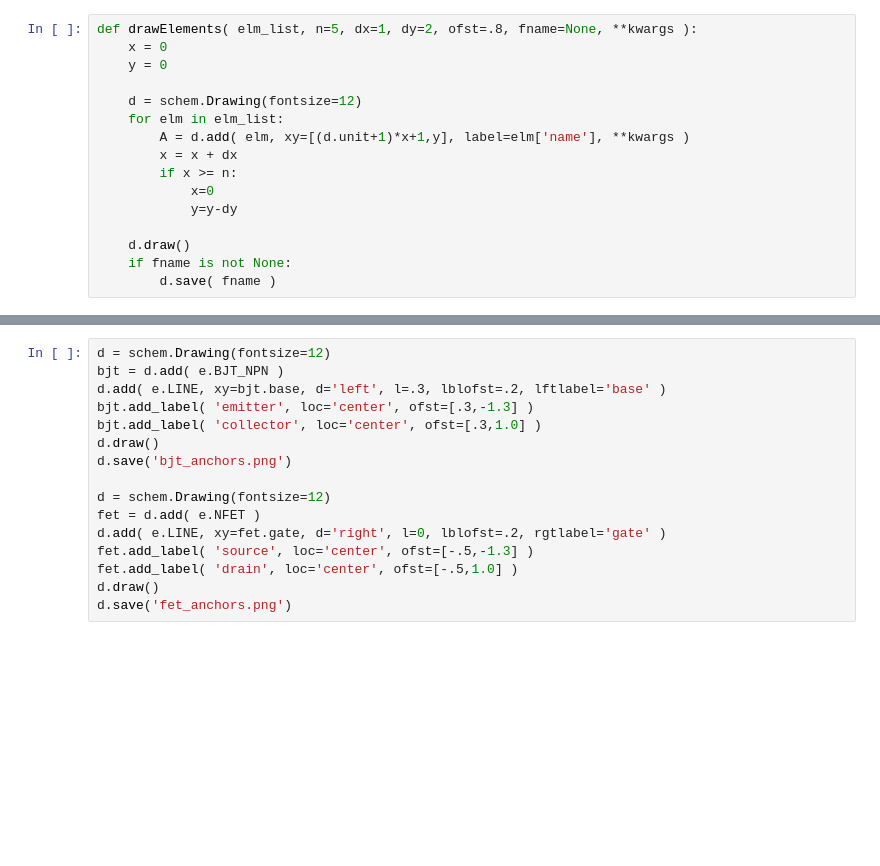
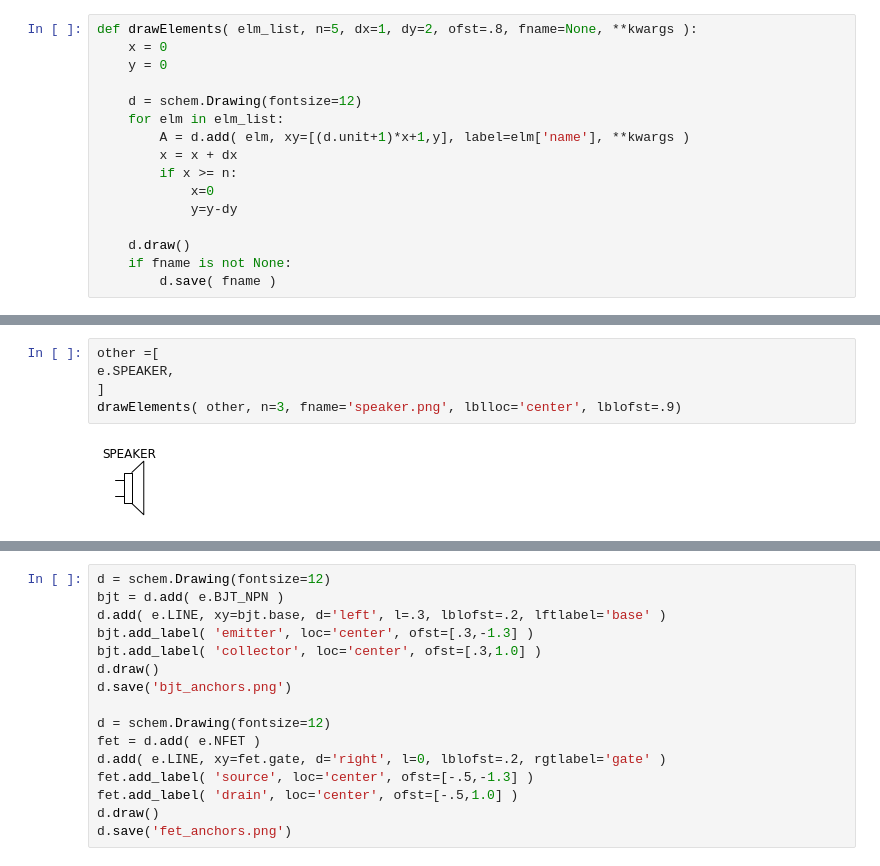
Before and after one commit to cdelker/schemdraw, a Jupyter notebook: docs/img/doc_images.ipynb, the cells around one changed output, grey strips where cells are left out. Saved outputs shown, nothing was run; the diff lists cells and outputs as text; blank space fills up the shorter version.

```diff
--- a/docs/img/doc_images.ipynb
+++ b/docs/img/doc_images.ipynb
@@ -90,3 +101,10 @@ drawElements( switches, n=3, dx=1.2, dy=3, fname='switches.png', lblloc='center'
+# %%
+other =[
+e.SPEAKER,
+]
+drawElements( other, n=3, fname='speaker.png', lblloc='center', lblofst=.9)
+# %% [output]
+[figure, added]
 # %%
 d = schem.Drawing(fontsize=12)
 op = d.add( e.OPAMP, label='OPAMP' )
```
Also changed, not shown: parts of 20 cells of this notebook, 26 other files.
